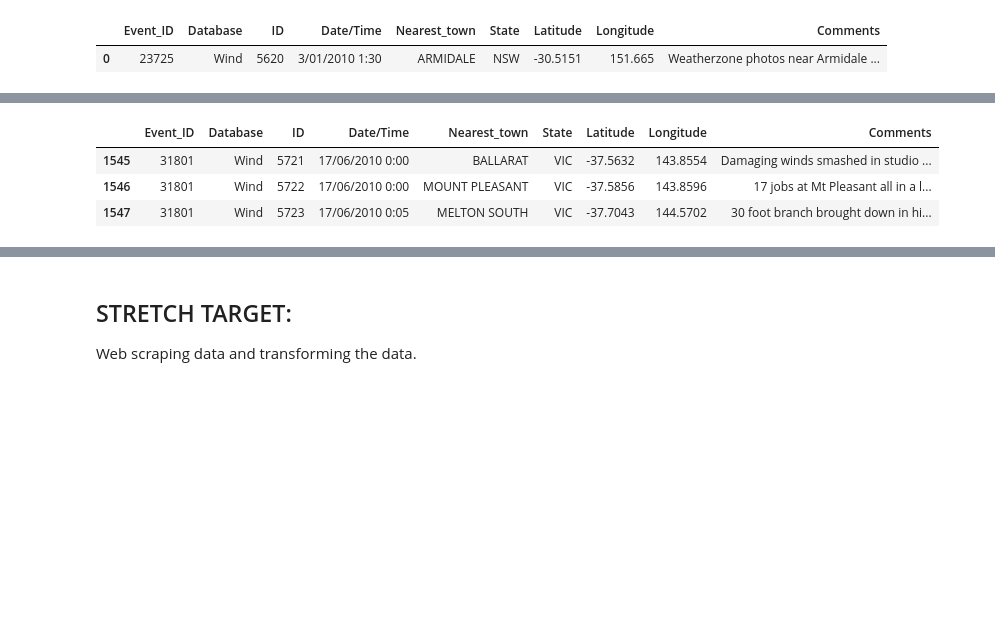
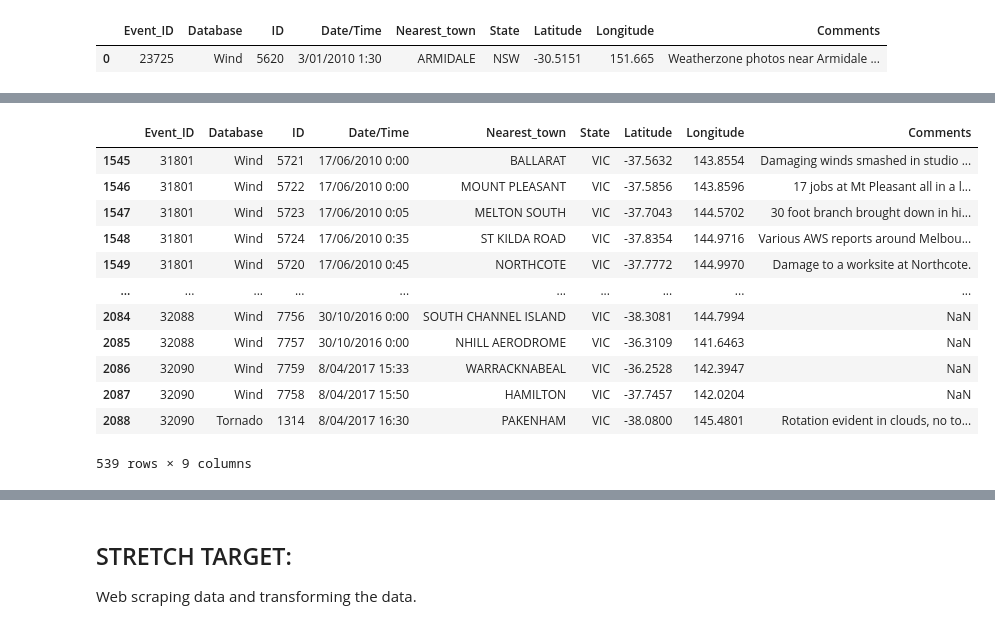
Before and after one commit to Carly-Jane/Wind_Energy_Project, a Jupyter notebook: Wind_Energy_Data_Cleaning.ipynb, the cells around one changed output, grey strips where cells are left out. Cells and saved outputs as stored; diff of their text form; code cells hidden in the pictures; blank space fills up the shorter version.

Commit message:
additional information added to the report

```diff
--- a/Wind_Energy_Data_Cleaning.ipynb
+++ b/Wind_Energy_Data_Cleaning.ipynb
@@ -183,10 +183,19 @@ high_impact_outages.head(3)
 | 15 | VIC | AusNet | 19/09/2021 06:30\nSunday | 19/09/2021 19:00\nSunday | Jindera - Wodonga (060) 330 kV Line | This is a high-impact outage only... | Day: 2 hrs-Night: NA | Planned - SUBMIT |
 # %%
 bom_storm_data = bom_storm_data.loc[bom_storm_data["State"] == "VIC"]
-bom_storm_data.head(3)
+bom_storm_data
 # %% [output]
 |  | Event_ID | Database | ID | Date/Time | Nearest_town | State | Latitude | Longitude | Comments |
 | 1545 | 31801 | Wind | 5721 | 17/06/2010 0:00 | BALLARAT | VIC | -37.5632 | 143.8554 | Damaging winds smashed in studio ... |
 | 1546 | 31801 | Wind | 5722 | 17/06/2010 0:00 | MOUNT PLEASANT | VIC | -37.5856 | 143.8596 | 17 jobs at Mt Pleasant all in a l... |
 | 1547 | 31801 | Wind | 5723 | 17/06/2010 0:05 | MELTON SOUTH | VIC | -37.7043 | 144.5702 | 30 foot branch brought down in hi... |
+| 1548 | 31801 | Wind | 5724 | 17/06/2010 0:35 | ST KILDA ROAD | VIC | -37.8354 | 144.9716 | Various AWS reports around Melbou... |
+| 1549 | 31801 | Wind | 5720 | 17/06/2010 0:45 | NORTHCOTE | VIC | -37.7772 | 144.9970 | Damage to a worksite at Northcote. |
+| ... | ... | ... | ... | ... | ... | ... | ... | ... | ... |
+| 2084 | 32088 | Wind | 7756 | 30/10/2016 0:00 | SOUTH CHANNEL ISLAND | VIC | -38.3081 | 144.7994 | NaN |
+| 2085 | 32088 | Wind | 7757 | 30/10/2016 0:00 | NHILL AERODROME | VIC | -36.3109 | 141.6463 | NaN |
+| 2086 | 32090 | Wind | 7759 | 8/04/2017 15:33 | WARRACKNABEAL | VIC | -36.2528 | 142.3947 | NaN |
+| 2087 | 32090 | Wind | 7758 | 8/04/2017 15:50 | HAMILTON | VIC | -37.7457 | 142.0204 | NaN |
+| 2088 | 32090 | Tornado | 1314 | 8/04/2017 16:30 | PAKENHAM | VIC | -38.0800 | 145.4801 | Rotation evident in clouds, no to... |
+539 rows × 9 columns
 # %%
```
Also changed, not shown: parts of 3 cells of this notebook, 1 other file.
